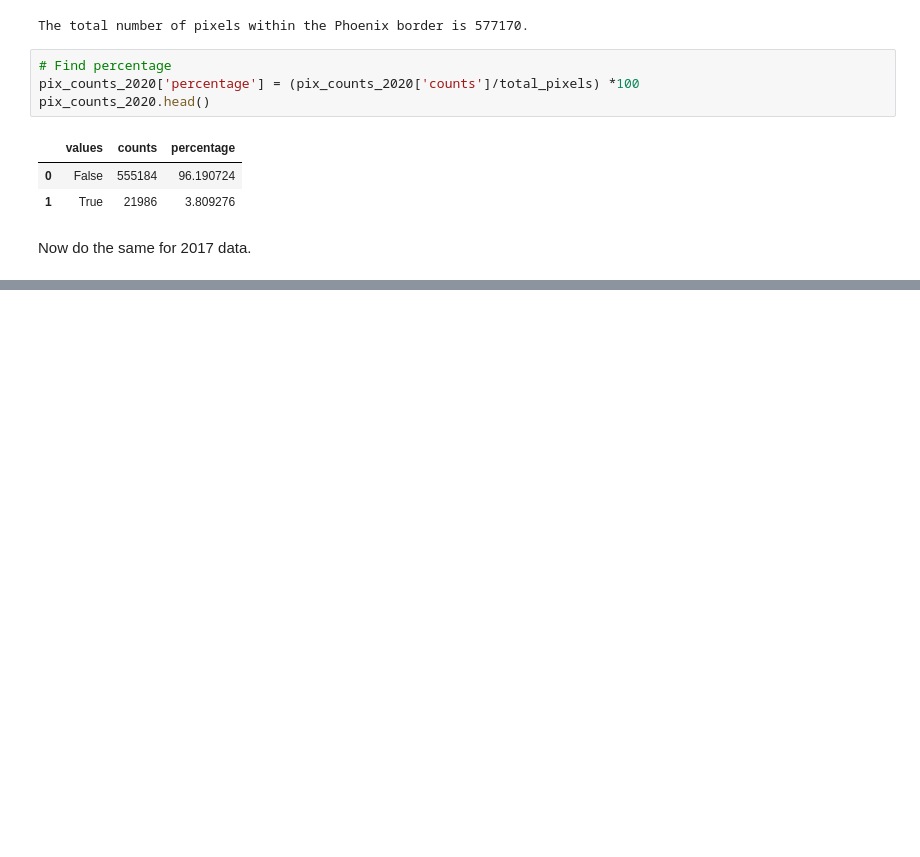
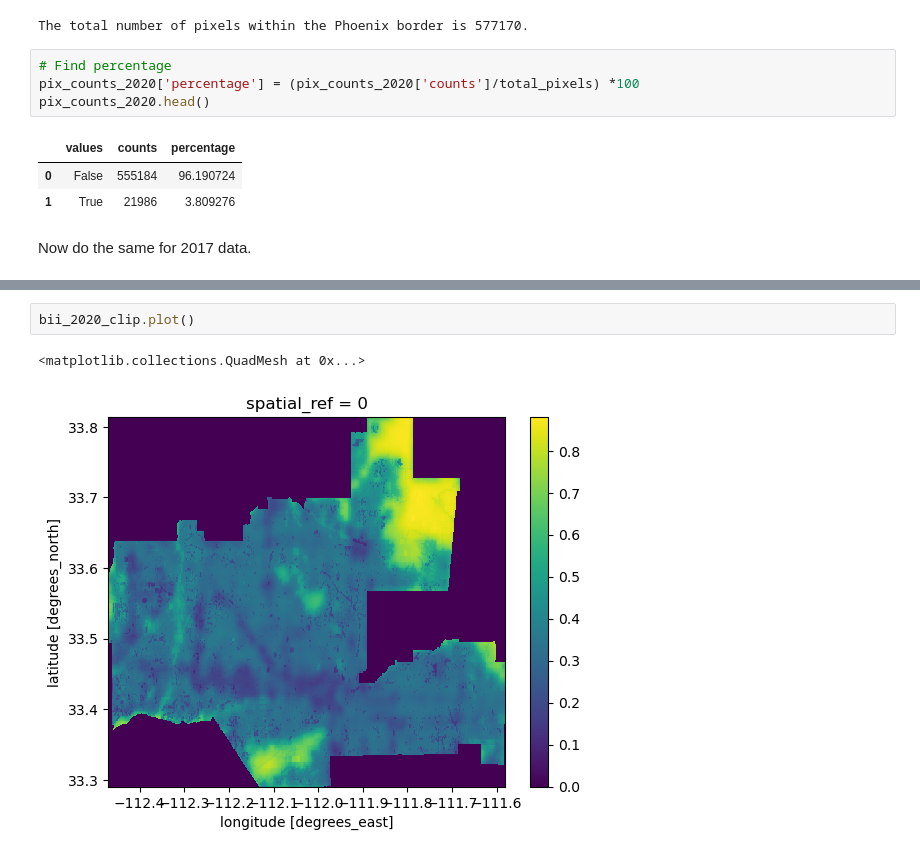
Before and after one commit to ceh58/biodiversity-phoenix, a Jupyter notebook: biodiversity-phonix.ipynb, the cells around one changed output, grey strips where cells are left out. Cells and saved outputs as stored; diff of their text form; blank space fills up the shorter version.

```diff
--- a/biodiversity-phonix.ipynb
+++ b/biodiversity-phonix.ipynb
@@ -298,4 +336,9 @@ change.plot()
 # %% [output]
 <matplotlib.collections.QuadMesh at 0x...>
 [figure]
+# %%
+bii_2020_clip.plot()
+# %% [output]
+<matplotlib.collections.QuadMesh at 0x...>
+[figure, added]
 # %%
```
Also changed, not shown: parts of 35 cells of this notebook.
